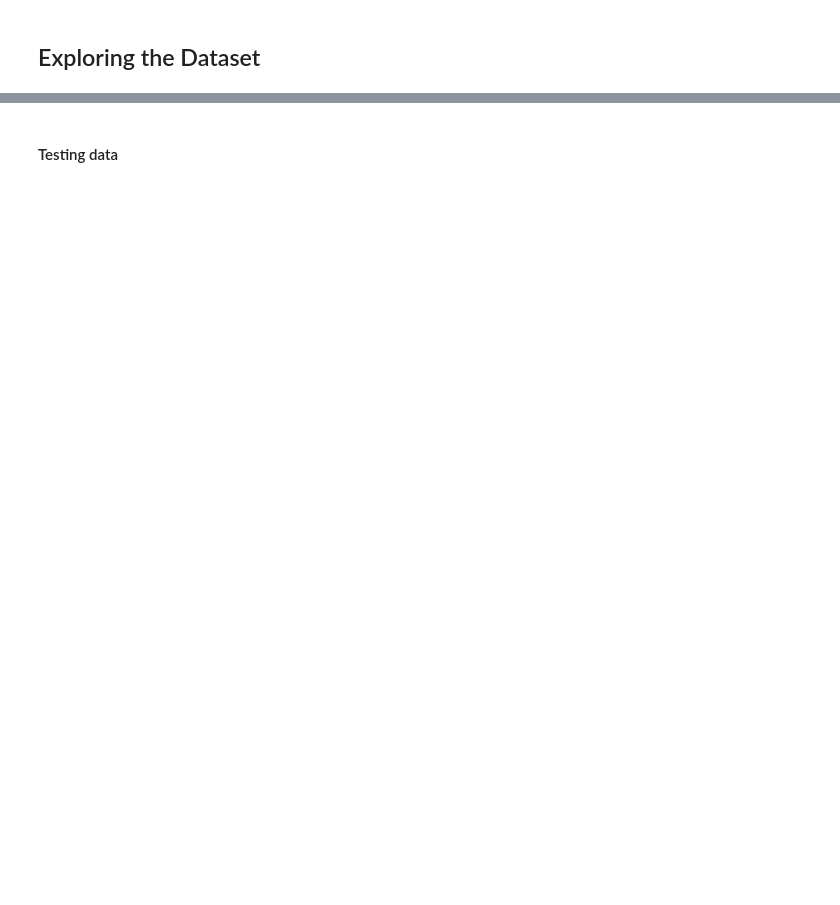
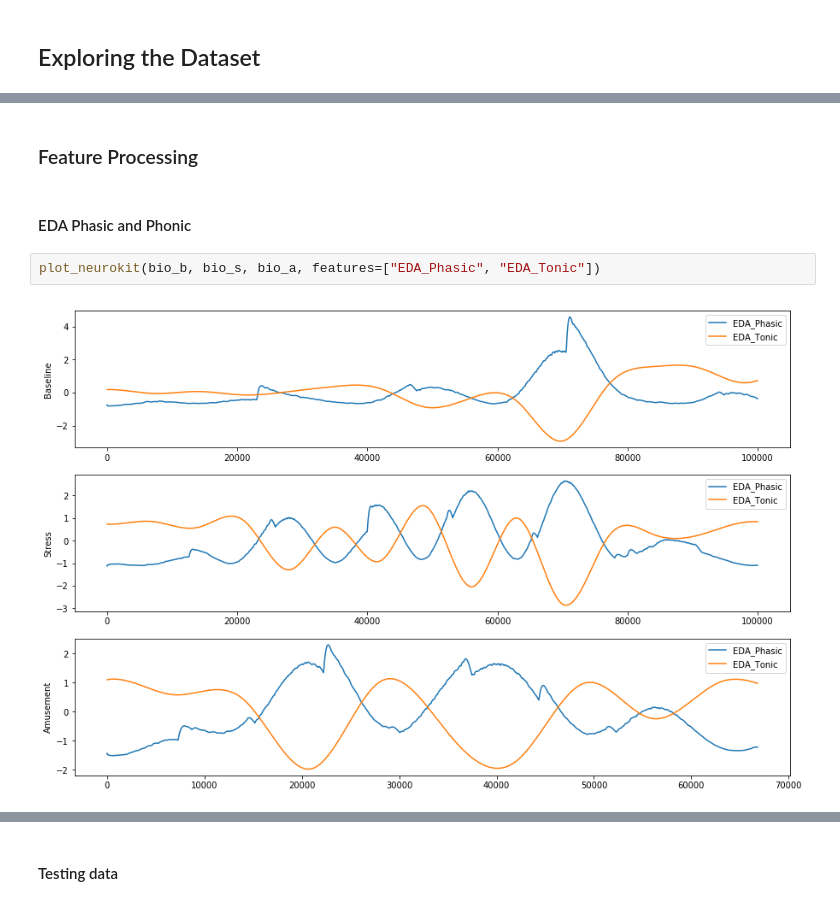
Before and after one commit to ielmansouri/Stress_Detection, a Jupyter notebook: Stress_Detection_Starting_Kit.ipynb, the cells around one changed output, grey strips where cells are left out. Cells and saved outputs as stored; diff of their text form; blank space fills up the shorter version.

```diff
--- a/Stress_Detection_Starting_Kit.ipynb
+++ b/Stress_Detection_Starting_Kit.ipynb
@@ -208,0 +263,8 @@ del res_bio
+# %% [markdown]
+### Feature Processing
+# %% [markdown]
+#### EDA Phasic and Phonic
+# %%
+plot_neurokit(bio_b, bio_s, bio_a, features=["EDA_Phasic", "EDA_Tonic"])
+# %% [output]
+[figure, added]
```
Also changed, not shown: parts of 56 cells of this notebook.
